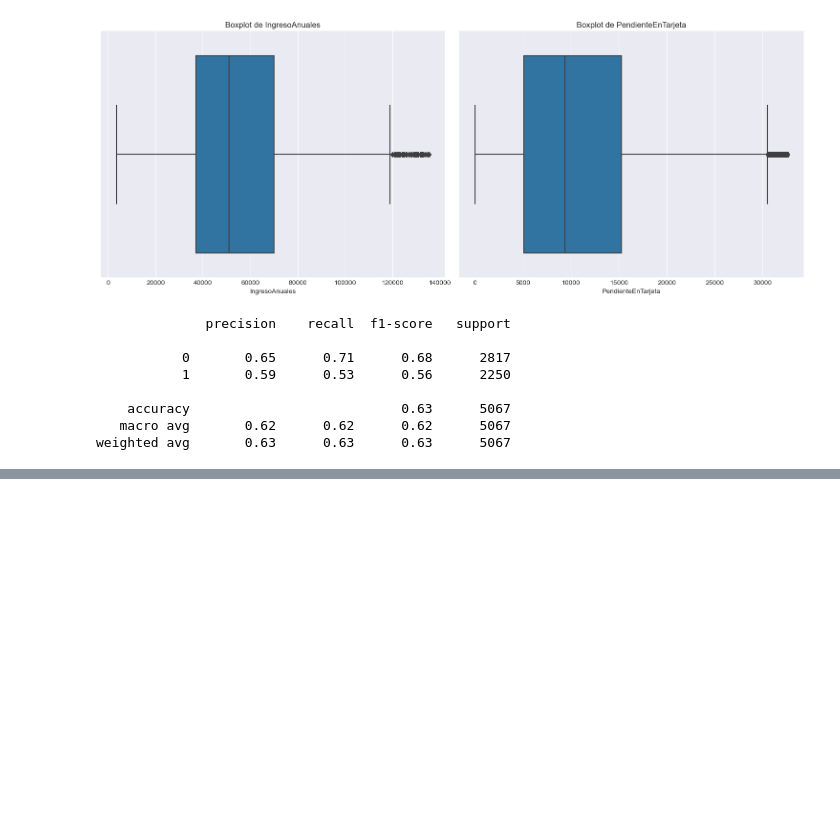
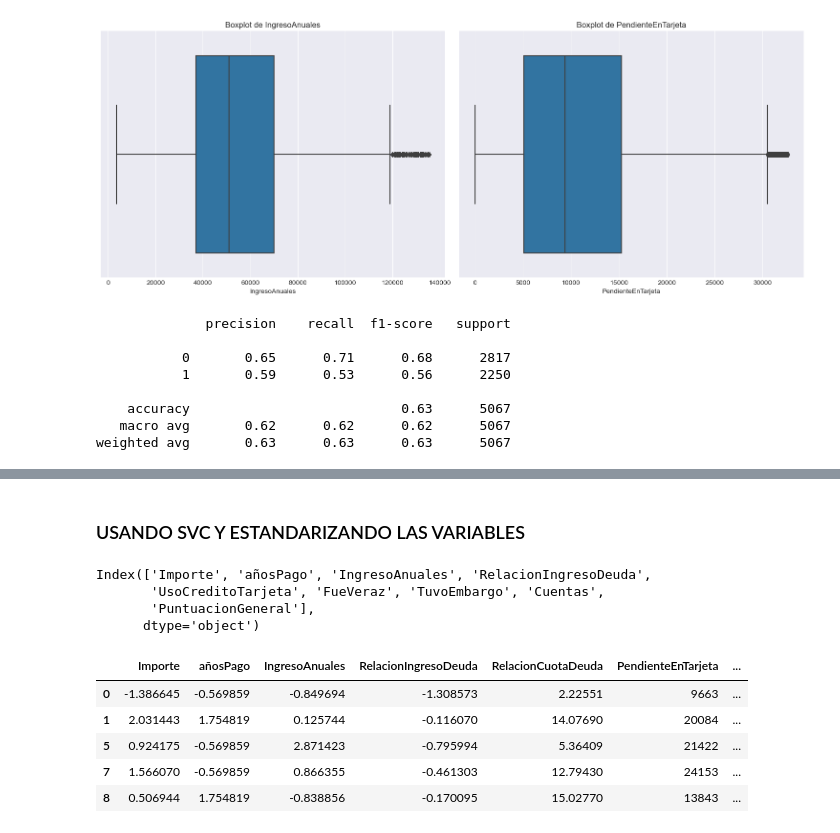
Before and after one commit to SantiCaste/Clasificador-Prestamos, a Jupyter notebook: limpieza-dataset.ipynb, the cells around one changed output, grey strips where cells are left out. Saved outputs shown, nothing was run; the diff lists cells and outputs as text; code cells hidden in the pictures; blank space fills up the shorter version.

```diff
--- a/limpieza-dataset.ipynb
+++ b/limpieza-dataset.ipynb
@@ -97,8 +97,8 @@ for column in numeric_columns:
     IQR = Q3 - Q1  # Rango intercuartílico
 
     # Definir límites inferior y superior
-    lower_bound = Q1 - 1.5 * IQR
-    upper_bound = Q3 + 1.5 * IQR
+    lower_bound = Q1 - 1.9 * IQR
+    upper_bound = Q3 + 1.9 * IQR
 
     # Filtrar registros que están dentro de los límites
     df_limpio = df_limpio[(df_limpio[column] >= lower_bound) & (df_limpio[column] <= upper_bound)]
@@ -246,0 +360,40 @@ weighted avg       0.62      0.63      0.62      5067
+# %% [markdown]
+### USANDO SVC Y ESTANDARIZANDO LAS VARIABLES
+# %%
+# normalizamos las variables:
+
+from sklearn.preprocessing import StandardScaler
+
+# escalamos las columnas numéricas
+
+numeric_columns2 = numeric_columns
+#print(numeric_columns2)
+
+numeric_columns2 = numeric_columns2.drop(['Default', "RelacionCuotaDeuda", "PendienteEnTarjeta", "AntiguedadLaboral"])
+
+
+features = df_limpio[numeric_columns2]
+
+ct = ColumnTransformer([
+    ('scaler', StandardScaler(), numeric_columns2)
+])
+
+features.head()
+
+df_limpio[numeric_columns2] = ct.fit_transform(features)
+# %%
+print(numeric_columns2)
+# %% [output]
+Index(['Importe', 'añosPago', 'IngresoAnuales', 'RelacionIngresoDeuda',
+       'UsoCreditoTarjeta', 'FueVeraz', 'TuvoEmbargo', 'Cuentas',
+       'PuntuacionGeneral'],
+      dtype='object')
+# %%
+df_limpio.head()
+# %% [output]
+|  | Importe | añosPago | IngresoAnuales | RelacionIngresoDeuda | RelacionCuotaDeuda | PendienteEnTarjeta | ... |
+| 0 | -1.386645 | -0.569859 | -0.849694 | -1.308573 | 2.22551 | 9663 | ... |
+| 1 | 2.031443 | 1.754819 | 0.125744 | -0.116070 | 14.07690 | 20084 | ... |
+| 5 | 0.924175 | -0.569859 | 2.871423 | -0.795994 | 5.36409 | 21422 | ... |
+| 7 | 1.566070 | -0.569859 | 0.866355 | -0.461303 | 12.79430 | 24153 | ... |
+| 8 | 0.506944 | 1.754819 | -0.838856 | -0.170095 | 15.02770 | 13843 | ... |
```
Also changed, not shown: parts of 11 cells of this notebook.
